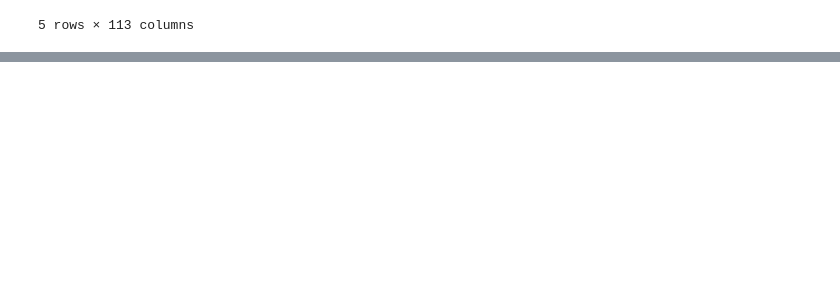
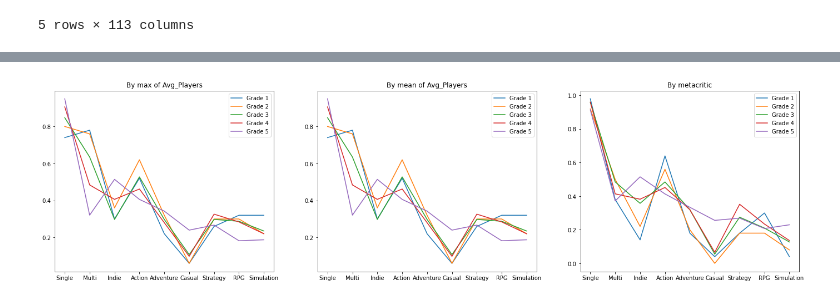
Before and after one commit to rsatijaUT/steaming-hot, a Jupyter notebook: Ling/PopularityClassification.ipynb, the cells around one changed output, grey strips where cells are left out. Cells and saved outputs as stored; diff of their text form; code cells hidden in the pictures; blank space fills up the shorter version.

```diff
--- a/Ling/PopularityClassification.ipynb
+++ b/Ling/PopularityClassification.ipynb
@@ -42,7 +58,5 @@ avg_players.sample(5)
 5 rows × 108 columns
 # %%
-# Add a column of max and sort the dataframe
+# Add columns of max and mean and sort the dataframe
 avg_players['max'] = avg_pure.max(axis=1)
-avg_players.sort_values(by=['max'], ascending=False, inplace=True)#.reset_index(drop=True)
-
-avg_graded = avg_players.loc[avg_players['max']>=1].copy()
+avg_players['mean'] = avg_pure.mean(axis=1)
@@ -104,0 +238,23 @@ avg_graded
+# %%
+standard = 'Metacritic'
+
+data_craig.sort_values(by=[standard], ascending=False, inplace=True)#.reset_index(drop=True)
+avg_graded = data_craig#.loc[data_craig[standard]>=1].copy()
+
+# Rank the games according to 'Metacritic'
+ranks = [0,50,100,500,1000]
+
+print('Using maximum of Avg_Players:')
+for i in ranks:
+    print('The cutoff for top '+str(i)+' games is '+str(avg_graded.reset_index(drop=True)[standard][i]))
+
+
+cutoffs = [0] + [avg_graded.reset_index(drop=True)[standard][i] for i in ranks[::-1]]
+counts  = avg_graded[standard].value_counts(bins=cutoffs, sort=False,dropna=False)
+print(counts)
+
+grades = [1]*50+[2]*50+[3]*400+[4]*500+[5]*2503
+#avg_graded = avg_players.loc[avg_players[standard]>=1].copy()
+avg_graded['Grade'] = grades
+
+print('There are '+str(len(grades))+' games stored and assigned with a grade, based on the metacritic of Avg_Players.')
@@ -104,0 +309,18 @@ avg_graded
+# %%
+fig,ax=plt.subplots(1,3,figsize=(24,6))
+
+for i in grade:
+    ax[0].plot(data_test_max[i].columns,data_test_max[i].mean(),label='Grade '+str(i))
+    ax[1].plot(data_test_mean[i].columns,data_test_mean[i].mean(),label='Grade '+str(i))
+    ax[2].plot(data_test_meta[i].columns,data_test_meta[i].mean(),label='Grade '+str(i))
+
+    ax[0].set_title('By max of Avg_Players')
+    ax[1].set_title('By mean of Avg_Players')
+    ax[2].set_title('By metacritic')
+
+ax[0].legend()
+ax[1].legend()
+ax[2].legend()
+plt.show()
+# %% [output]
+[figure, added]
```
Also changed, not shown: parts of 19 cells of this notebook, 5 other files.
